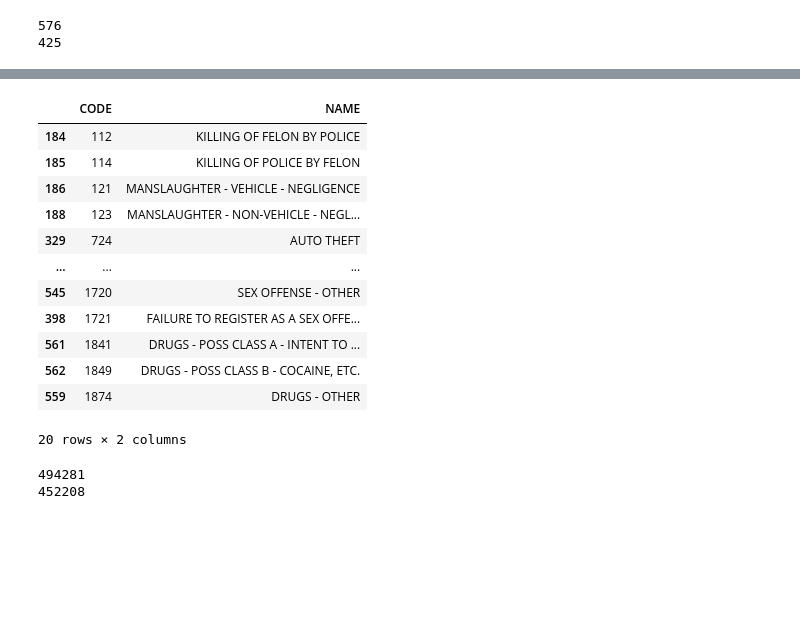
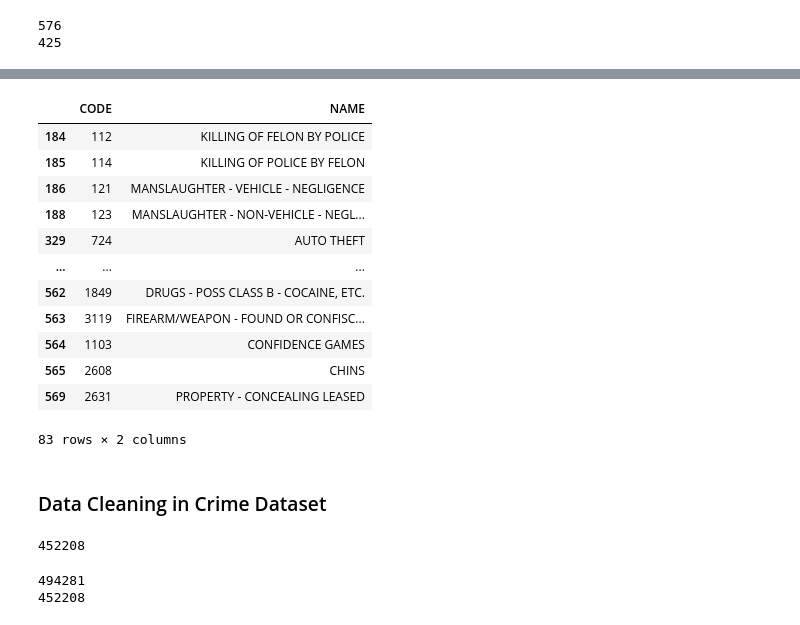
Before and after one commit to AlexVonSchwerdtner/BA780-Team6, a Jupyter notebook: Boston_Crime_Scene_Analytics.ipynb, the cells around one changed output, grey strips where cells are left out. Saved outputs shown, nothing was run; the diff lists cells and outputs as text; code cells hidden in the pictures; blank space fills up the shorter version.

```diff
--- a/Boston_Crime_Scene_Analytics.ipynb
+++ b/Boston_Crime_Scene_Analytics.ipynb
@@ -63,4 +184,3 @@ NotFound: ignored
 # %%
 # reading the offense codes to the environment
-offense_codes = pd.read_excel('https://raw.githubusercontent.com/AlexVonSchwerdtner/BA780-Team6/main/rmsoffensecodes.xlsx')
-offense_codes.head()
+offense_codes = pd.read_excel('rmsoffensecodes.xlsx')
@@ -85,20 +232,20 @@ print(len(offense_codes.drop_duplicates(subset='CODE', keep='first')))
 # %%
 duplicated_codes = offense_codes[offense_codes.duplicated()]
-duplicated_codes.sort_values(by='CODE').head(20)
+duplicated_codes
 # %% [output]
 |  | CODE | NAME |
 | 184 | 112 | KILLING OF FELON BY POLICE |
 | 185 | 114 | KILLING OF POLICE BY FELON |
 | 186 | 121 | MANSLAUGHTER - VEHICLE - NEGLIGENCE |
 | 188 | 123 | MANSLAUGHTER - NON-VEHICLE - NEGL... |
 | 329 | 724 | AUTO THEFT |
 | ... | ... | ... |
-| 545 | 1720 | SEX OFFENSE - OTHER |
-| 398 | 1721 | FAILURE TO REGISTER AS A SEX OFFE... |
-| 561 | 1841 | DRUGS - POSS CLASS A - INTENT TO ... |
 | 562 | 1849 | DRUGS - POSS CLASS B - COCAINE, ETC. |
-| 559 | 1874 | DRUGS - OTHER |
+| 563 | 3119 | FIREARM/WEAPON - FOUND OR CONFISC... |
+| 564 | 1103 | CONFIDENCE GAMES |
+| 565 | 2608 | CHINS |
+| 569 | 2631 | PROPERTY - CONCEALING LEASED |
-20 rows × 2 columns
+83 rows × 2 columns
 # %%
 # dropping duplicates
 offense_codes = offense_codes.drop_duplicates(subset='CODE', keep='first').reset_index(drop=True)
@@ -118,3 +252,10 @@ Crimes_all_years = finals = pd.concat(frames).reset_index()
+# %% [markdown]
+### Data Cleaning in Crime Dataset
+# %%
+# Number of unique crime incidents
+len(Crimes_all_years['INCIDENT_NUMBER'].unique())
+# %% [output]
+452208
 # %%
 # checking for any duplicates
 print(len(Crimes_all_years))
```
Also changed, not shown: parts of 61 cells of this notebook.
